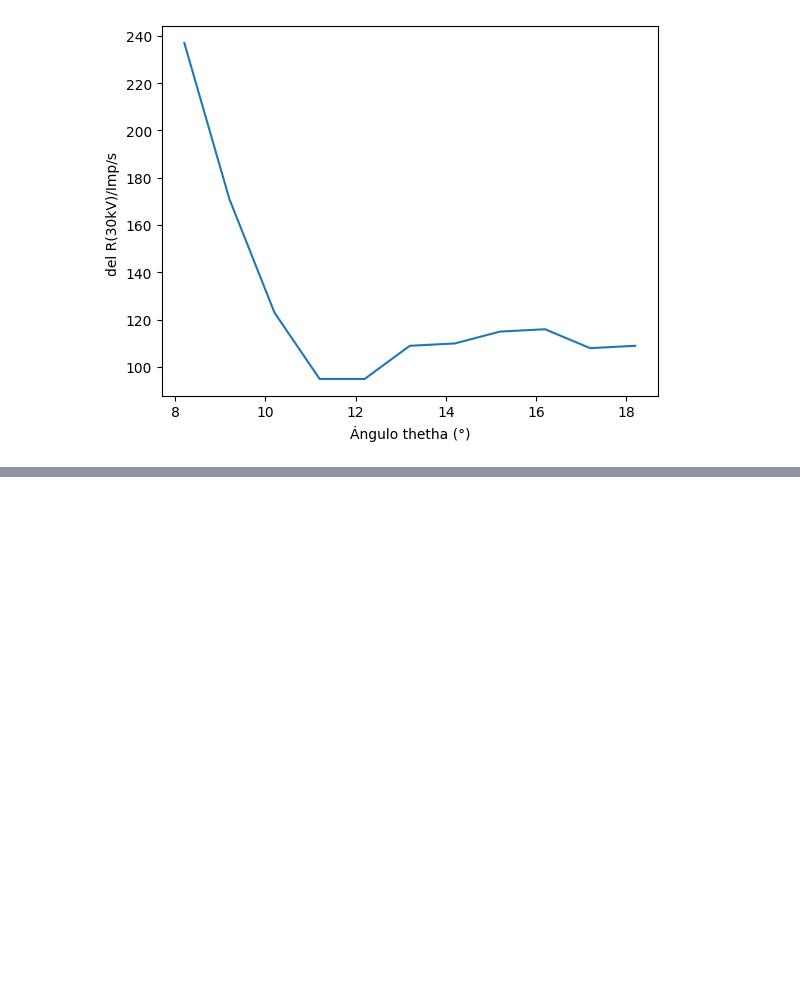
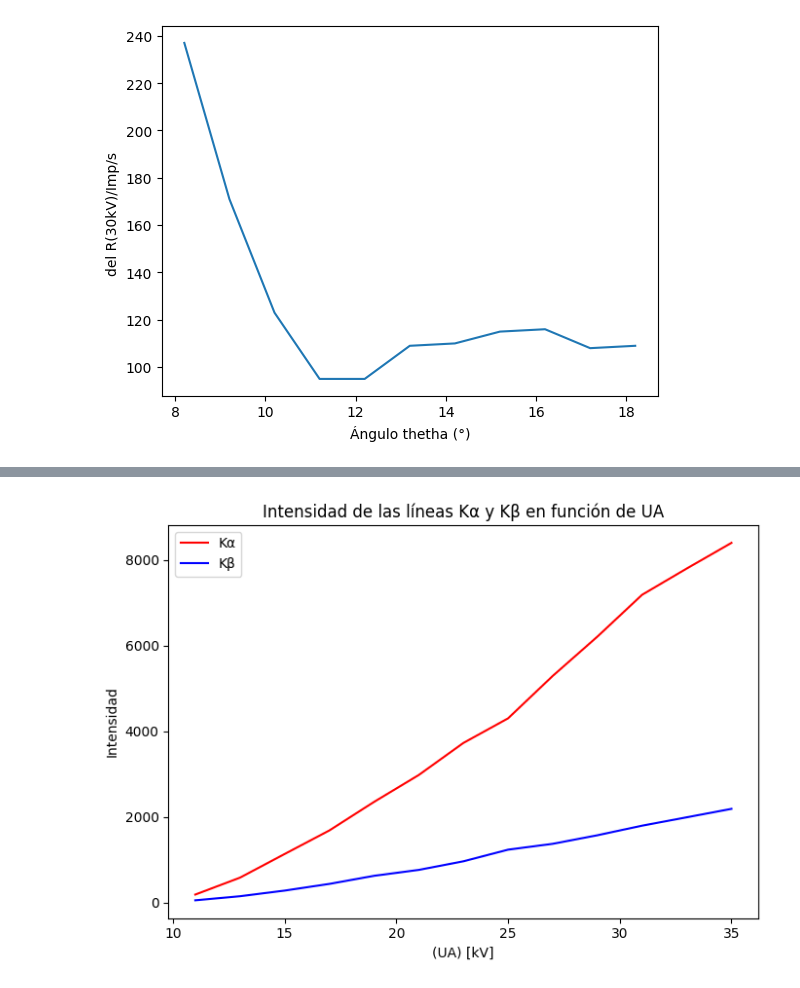
Before and after one commit to rcasasl/Laboratorio-Intermedio, a Jupyter notebook: Rayos X/graficos.ipynb, the cells around one changed output, grey strips where cells are left out. Drawn from its saved outputs; the diff is of its cells as text; code cells hidden in the pictures; blank space fills up the shorter version.

Commit message:
Datos recuperados

```diff
--- a/Rayos X/graficos.ipynb
+++ b/Rayos X/graficos.ipynb
@@ -131,0 +265,28 @@ Text(0, 0.5, 'del R(30kV)/Imp/s ')
+# %%
+# Datos de intensidad para las líneas Kα y Kβ en diferentes niveles de voltaje en el ánodo (UA)
+UA = np.linspace(11, 35, 13)  # Voltaje en el ánodo (UA) en kV
+UK = 9.979  # Potencial de ionización del orbital K en kV
+
+# Datos de intensidad para las líneas Kα y Kβ
+intensidad_K_alpha = np.array([max(y0), max(y1), max(y2), max(y3), max(y4), max(y5), max(y6), max(y7), max(y8), max(y9), max(y10), max(y11), max(y12)])# Intensidad de la línea Kα
+intensidad_K_beta = np.array([49.0,	144.0,	276.0,	432.0,	621.0,	759.0,  960.0,	1232.0, 1369.0,	1569.0,	1793.0,	1989.0,	2186.0])  # Intensidad de la línea Kβ
+
+# Cálculo de (UA - UK)^3/2
+expresion = (UA - UK)**(3/2)
+
+# Crear los gráficos
+plt.figure(figsize=(7, 5))
+
+# Gráfico en función de UA
+plt.plot(UA, intensidad_K_alpha, label='Kα',c='r')
+plt.plot(UA, intensidad_K_beta, label='Kβ',c='b')
+plt.xlabel('(UA) [kV]')
+plt.ylabel('Intensidad')
+plt.title('Intensidad de las líneas Kα y Kβ en función de UA')
+plt.legend()
+
+
+plt.tight_layout()
+plt.show()
+# %% [output]
+[figure, added]
```
Also changed, not shown: parts of 15 cells of this notebook, 1 other file.
